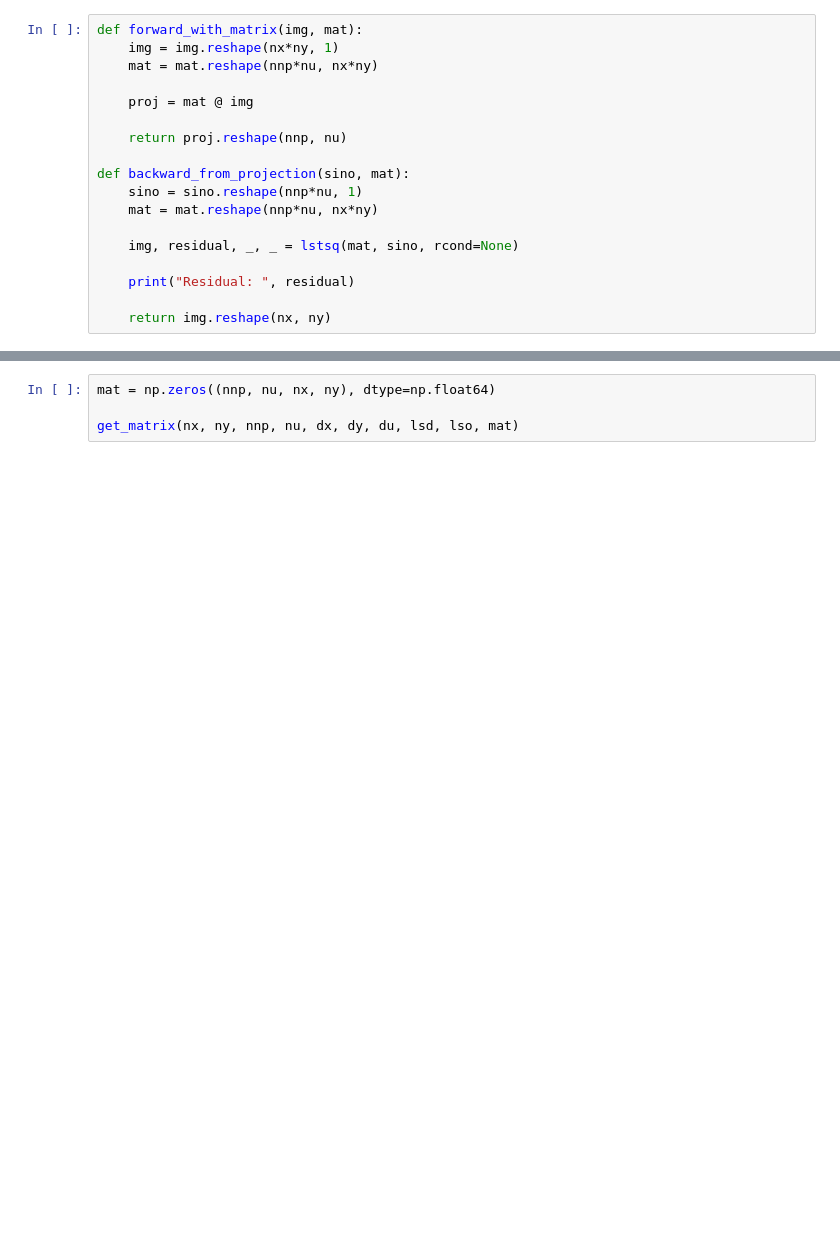
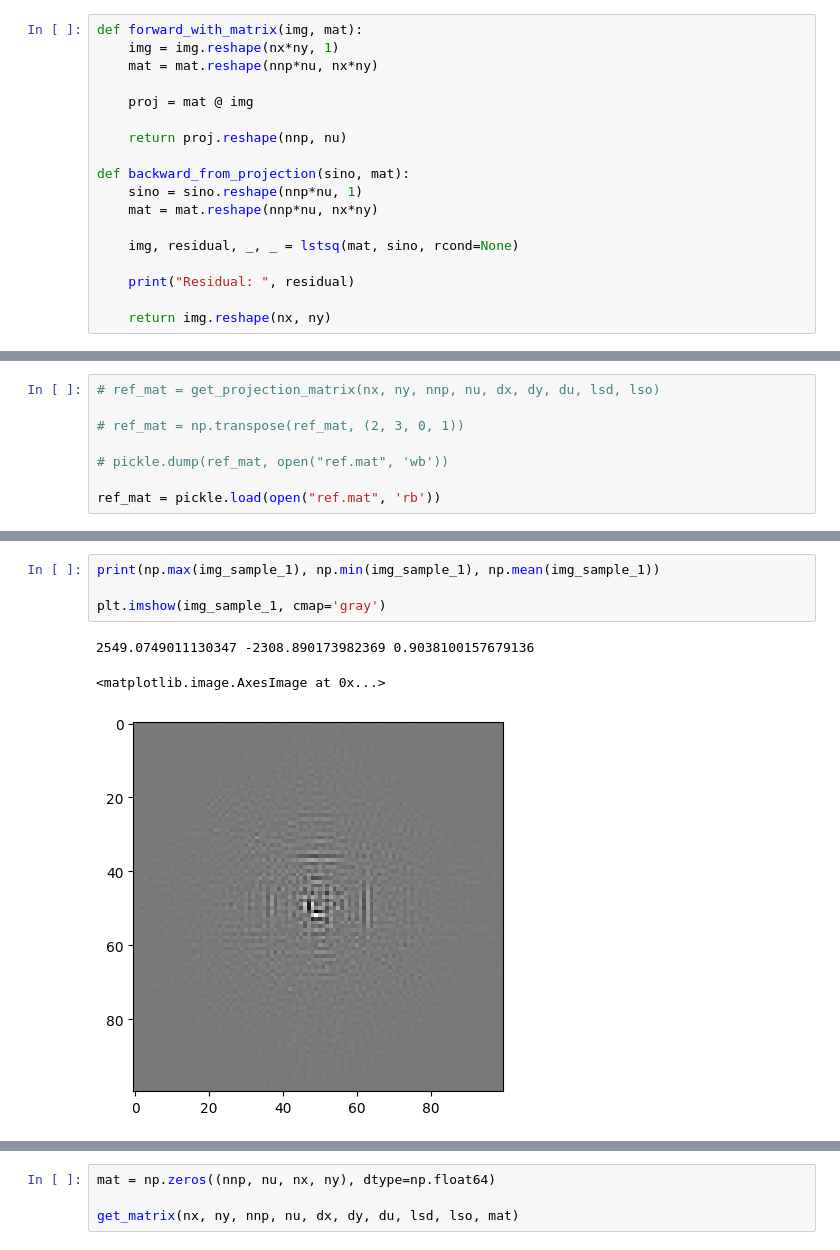
Before and after one commit to hqpwca/SGD, a Jupyter notebook: python/main.ipynb, the cells around one changed output, grey strips where cells are left out. Saved outputs shown, nothing was run; the diff lists cells and outputs as text; blank space fills up the shorter version.

```diff
--- a/python/main.ipynb
+++ b/python/main.ipynb
@@ -46,0 +72,8 @@ sino = forbild_sinogram(nnp, nu, du, lsd, lso, True)
+# %%
+# ref_mat = get_projection_matrix(nx, ny, nnp, nu, dx, dy, du, lsd, lso)
+
+# ref_mat = np.transpose(ref_mat, (2, 3, 0, 1))
+
+# pickle.dump(ref_mat, open("ref.mat", 'wb'))
+
+ref_mat = pickle.load(open("ref.mat", 'rb'))
@@ -46,0 +91,8 @@ sino = forbild_sinogram(nnp, nu, du, lsd, lso, True)
+# %%
+print(np.max(img_sample_1), np.min(img_sample_1), np.mean(img_sample_1))
+
+plt.imshow(img_sample_1, cmap='gray')
+# %% [output]
+2549.0749011130347 -2308.890173982369 0.9038100157679136
+<matplotlib.image.AxesImage at 0x...>
+[figure, added]
```
Also changed, not shown: parts of 15 cells of this notebook, 1 other file.
